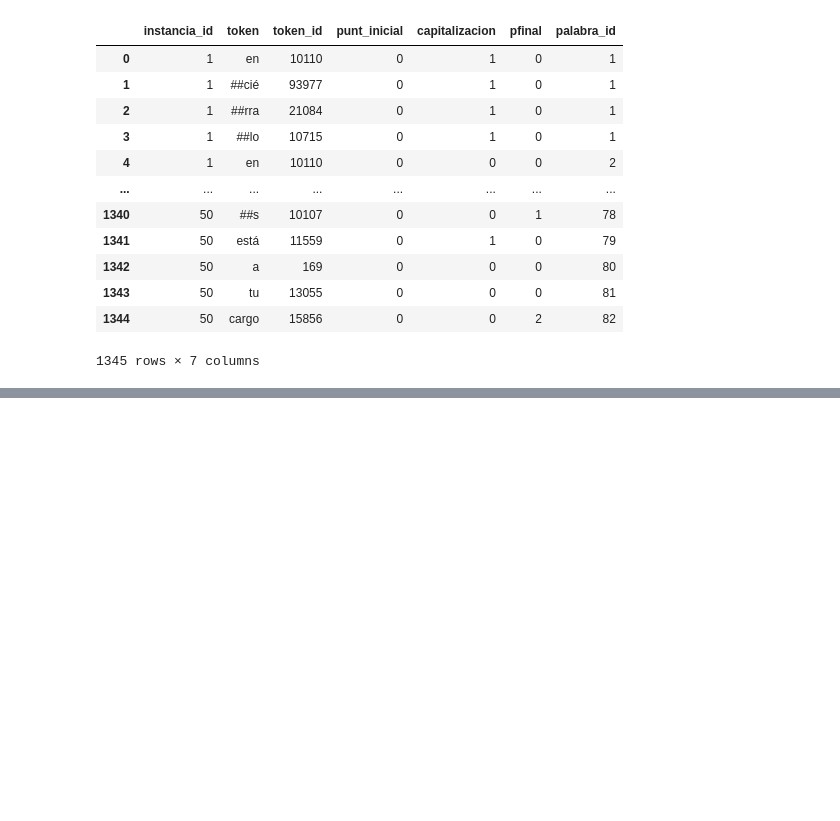
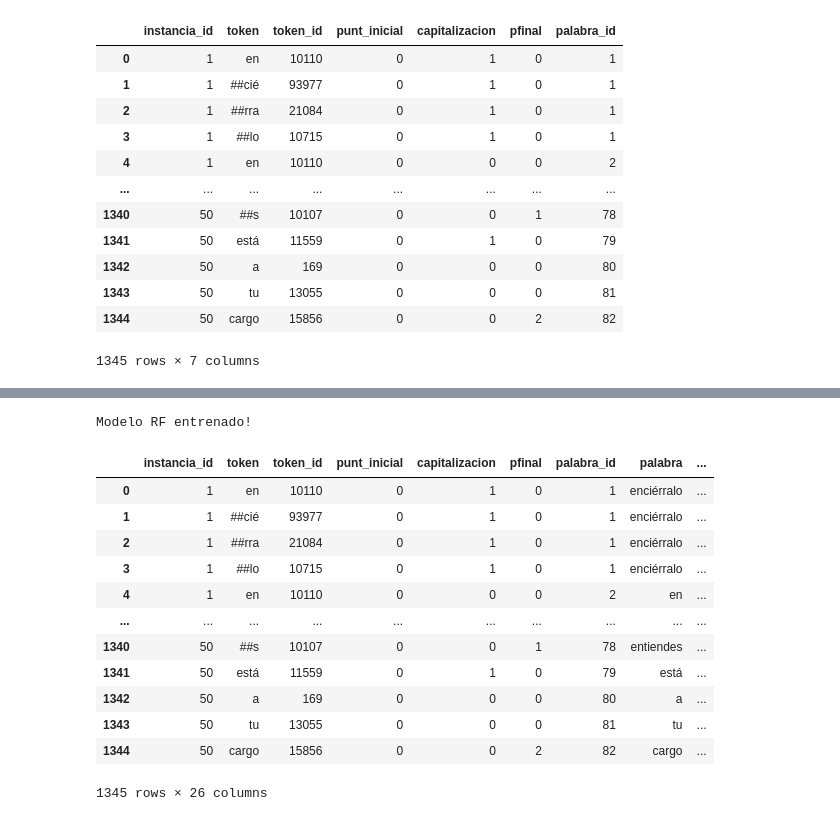
Before and after one commit to mfestini2/TPAA2, a Jupyter notebook: Random_Forest.ipynb, the cells around one changed output, grey strips where cells are left out. Cells and saved outputs as stored; diff of their text form; code cells hidden in the pictures; blank space fills up the shorter version.

```diff
--- a/Random_Forest.ipynb
+++ b/Random_Forest.ipynb
@@ -439,16 +449,34 @@ rf_cap = RandomForestClassifier(n_estimators=200, random_state=42, max_depth=Non
 cv = StratifiedKFold(n_splits=5, shuffle=True, random_state=42)
 
 oof_preds = cross_val_predict(rf_cap, X_train_cap, y_train_cap, cv=cv, method="predict")
-df_train["pred_cap_oof"] = oof_preds
+df_train["pred_cap"] = oof_preds #pred_cap_oof
 
 rf_cap.fit(X_train_cap, y_train_cap)
 
 df_eval["pred_cap"] = rf_cap.predict(X_eval_cap)
 
-df.loc[df_train["indice"], "pred_cap"] = df_train["pred_cap_oof"].values
+df.loc[df_train["indice"], "pred_cap"] = df_train["pred_cap"].values
 df.loc[df_eval["indice"], "pred_cap"] = df_eval["pred_cap"].values
 
 print("Modelo RF entrenado!")
+# %% [output]
+Modelo RF entrenado!
+# %%
+df
+# %% [output]
+|  | instancia_id | token | token_id | punt_inicial | capitalizacion | pfinal | palabra_id | palabra | ... |
+| 0 | 1 | en | 10110 | 0 | 1 | 0 | 1 | enciérralo | ... |
+| 1 | 1 | ##cié | 93977 | 0 | 1 | 0 | 1 | enciérralo | ... |
+| 2 | 1 | ##rra | 21084 | 0 | 1 | 0 | 1 | enciérralo | ... |
+| 3 | 1 | ##lo | 10715 | 0 | 1 | 0 | 1 | enciérralo | ... |
+| 4 | 1 | en | 10110 | 0 | 0 | 0 | 2 | en | ... |
+| ... | ... | ... | ... | ... | ... | ... | ... | ... | ... |
+| 1340 | 50 | ##s | 10107 | 0 | 0 | 1 | 78 | entiendes | ... |
+| 1341 | 50 | está | 11559 | 0 | 1 | 0 | 79 | está | ... |
+| 1342 | 50 | a | 169 | 0 | 0 | 0 | 80 | a | ... |
+| 1343 | 50 | tu | 13055 | 0 | 0 | 0 | 81 | tu | ... |
+| 1344 | 50 | cargo | 15856 | 0 | 0 | 2 | 82 | cargo | ... |
+1345 rows × 26 columns
 # %%
 # Obtenemso las predicciones
 # df["pred_cap"] = rf_cap.predict(df[FEATURES_TOKEN])
```
Also changed, not shown: parts of 6 cells of this notebook, 1 other file.
